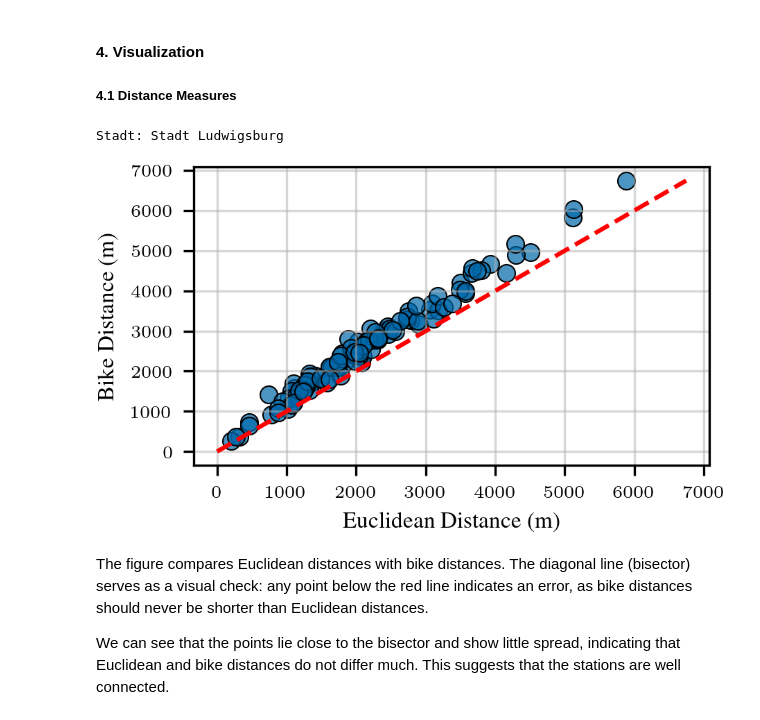
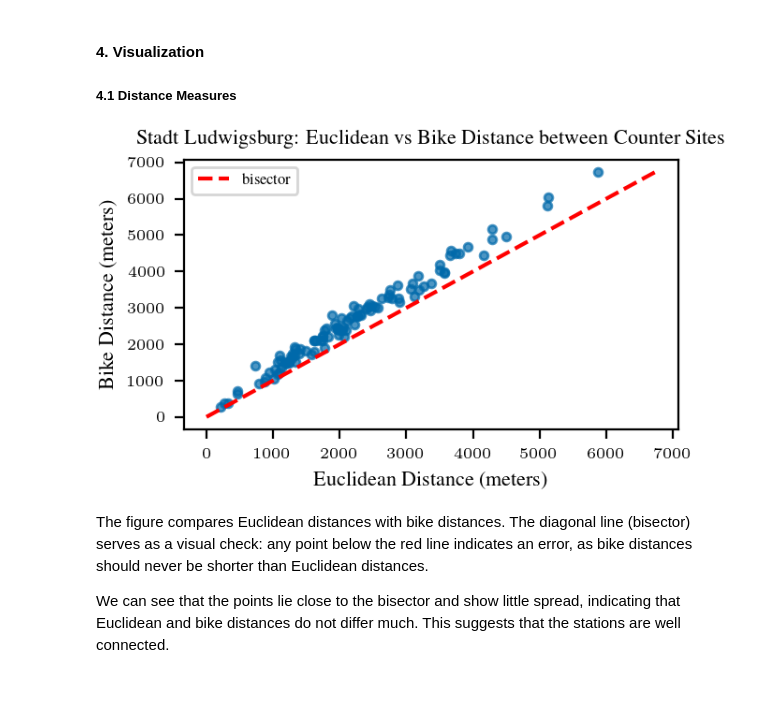
Before and after one commit to cleesee/fahrradzaehler, a Jupyter notebook: notebooks/distcorr_updated.ipynb, the cells around one changed output. Saved outputs shown, nothing was run; the diff lists cells and outputs as text; code cells hidden in the pictures; blank space fills up the shorter version.

```diff
--- a/notebooks/distcorr_updated.ipynb
+++ b/notebooks/distcorr_updated.ipynb
@@ -131,7 +129,6 @@ In this step, we compute the realistic cycling distance between counter sites us
 **Output:**
 A symmetric **bike distance matrix** where each element $(i,j)$ represents the shortest cycling distance between counter $i$ and counter $j$.
 # %%
-from haversine import haversine, Unit
 # 1.1 create graph from OSM streetmaps
 # compute mean of lats and lons for center point
 sites1 = list(domain_coords.keys())
@@ -142,19 +139,8 @@ cp_lon = np.mean(lons)
 # set mean as center point
 center_point = (cp_lat, cp_lon)
 
-# max euclidean distance between counter sites (for setting radius)
-max_euc_dist = 0
-for i in domain_coords:
-    for j in domain_coords:
-        lat1, lon1 = domain_coords[i]
-        lat2, lon2 = domain_coords[j]
-        d = haversine((lat1, lon1), (lat2, lon2), unit=Unit.METERS)
-        if d > max_euc_dist:
-            max_euc_dist = d
-print("Max euclidean distance between counter sites:", max_euc_dist, "m")
-
 # access streetmaps graph with bike lanes, with mean cp and x km radius (adjust if needed)
-G = ox.graph_from_point(center_point, dist=(max_euc_dist / 2) + 1200, network_type='bike')
+G = ox.graph_from_point(center_point, dist=3200, network_type='bike')
 largest_scc = max(nx.strongly_connected_components(G), key=len)
 G_scc = G.subgraph(largest_scc).copy()
 
@@ -410,37 +395,32 @@ The maximum difference observed between corresponding pairwise correlations was
 # %%
 # 4.1.1 check if any bike distances are shorter than euclidean distances (should not be possible)
 dist_diff = dist_matrix - dist_matrix_euclid
 if (dist_diff < 0).any().any():
     print("Some bike distances are shorter than euclidean distances.")
 
 # 4.1.2 euclidean vs bike distance scatter plot
 euclidean_distances = []
 bike_distances = []
 for site_a in sites1:
     for site_b in sites1:
         if site_a >= site_b:
             continue
         euclidean_distances.append(dist_matrix_euclid.loc[site_a, site_b])
         bike_distances.append(dist_matrix.loc[site_a, site_b])
 
-filename = f"euclidean_vs_bike_distance_{title_domain.replace(' ', '_').lower()}.pdf"
-filepath = distcorr_plot_dir / filename
-
-with plt.rc_context(get_style(rel_width =1, font_adjustment=0, display_dpi=300)):
-    fig, ax = plt.subplots()
-    print("Stadt:",title_domain)
-    ax.scatter(euclidean_distances, bike_distances, edgecolors='black', linewidths=0.5)
+with plt.rc_context(get_style(rel_width=1,display_dpi=200)):
+    plt.scatter(euclidean_distances, bike_distances, s=10)
+    ## we need a bisector line for reference (again check for correctness)
     max_dist = max(max(euclidean_distances), max(bike_distances))
     plt.plot([0, max_dist], [0, max_dist], color='red', linestyle='--', label='bisector')
-    ax.set_xlabel("Euclidean Distance (m)")
-    ax.set_ylabel("Bike Distance (m)")
-    plt.tight_layout()
-    plt.grid(True, alpha=0.5)
-    plt.savefig(filepath, dpi=300, bbox_inches="tight")
+    plt.legend()
+    plt.xlabel("Euclidean Distance (meters)")
+    plt.ylabel("Bike Distance (meters)")
+    safe_title = title_domain.replace("&", r"\&")
+    plt.title(f"{safe_title}: Euclidean vs Bike Distance between Counter Sites")
     plt.show()
 # %% [output]
-Stadt: Stadt Ludwigsburg
-[figure, old version]
+[figure, new version]
 # %% [markdown]
 The figure compares Euclidean distances with bike distances. The diagonal line (bisector) serves as a visual check: any point below the red line indicates an error, as bike distances should never be shorter than Euclidean distances.
 
```
Also changed, not shown: parts of 9 cells of this notebook.
